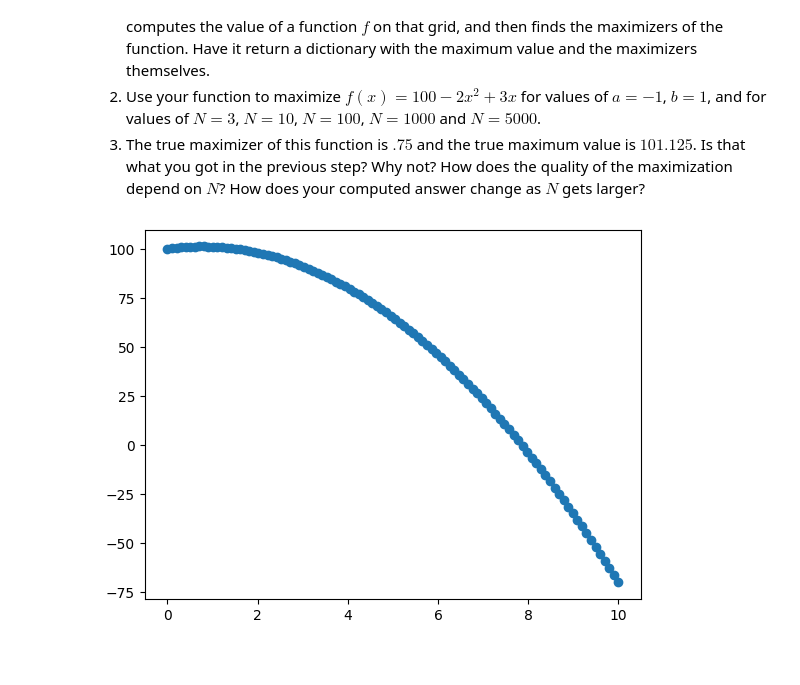
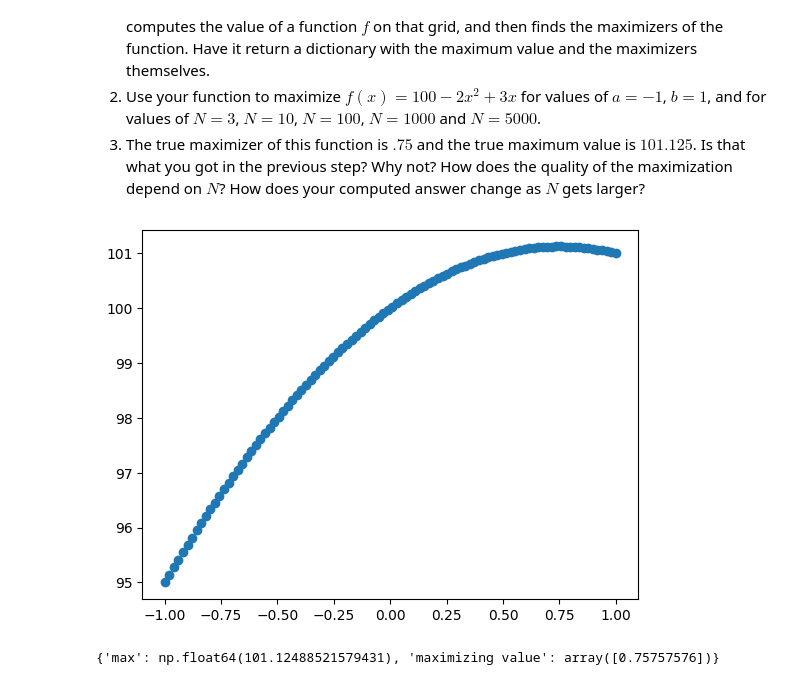
Before and after one commit to 22ai/ds3001-programming, a Jupyter notebook: assignment/assignment_programming.ipynb, the cells around one changed output. Cells and saved outputs as stored; diff of their text form; code cells hidden in the pictures.

```diff
--- a/assignment/assignment_programming.ipynb
+++ b/assignment/assignment_programming.ipynb
@@ -167,17 +168,23 @@ Correlation:  -0.42205093921264875
 # %%
 import numpy as np
 import matplotlib.pyplot as plt
 
 def f(x):
     return 100 - 2*x**2 + 3*x
 
 def maximizer(a, b, N, f):
     x = np.linspace(a, b, N)
     y = f(x)
 
+    max_y = max(y)
+    max_x = x[y == max_y]
+
     plt.scatter(x, y)
     plt.show()
 
-maximizer(0, 10, 100, f)
+    return {"max":max_y, "maximizing value": max_x}
+
+print(maximizer(-1, 1, 100, f))
 # %% [output]
-[figure, old version]
+[figure, new version]
+{'max': np.float64(101.12488521579431), 'maximizing value': array([0.75757576])}
```
Also changed, not shown: parts of 1 cell of this notebook, 1 other file.
